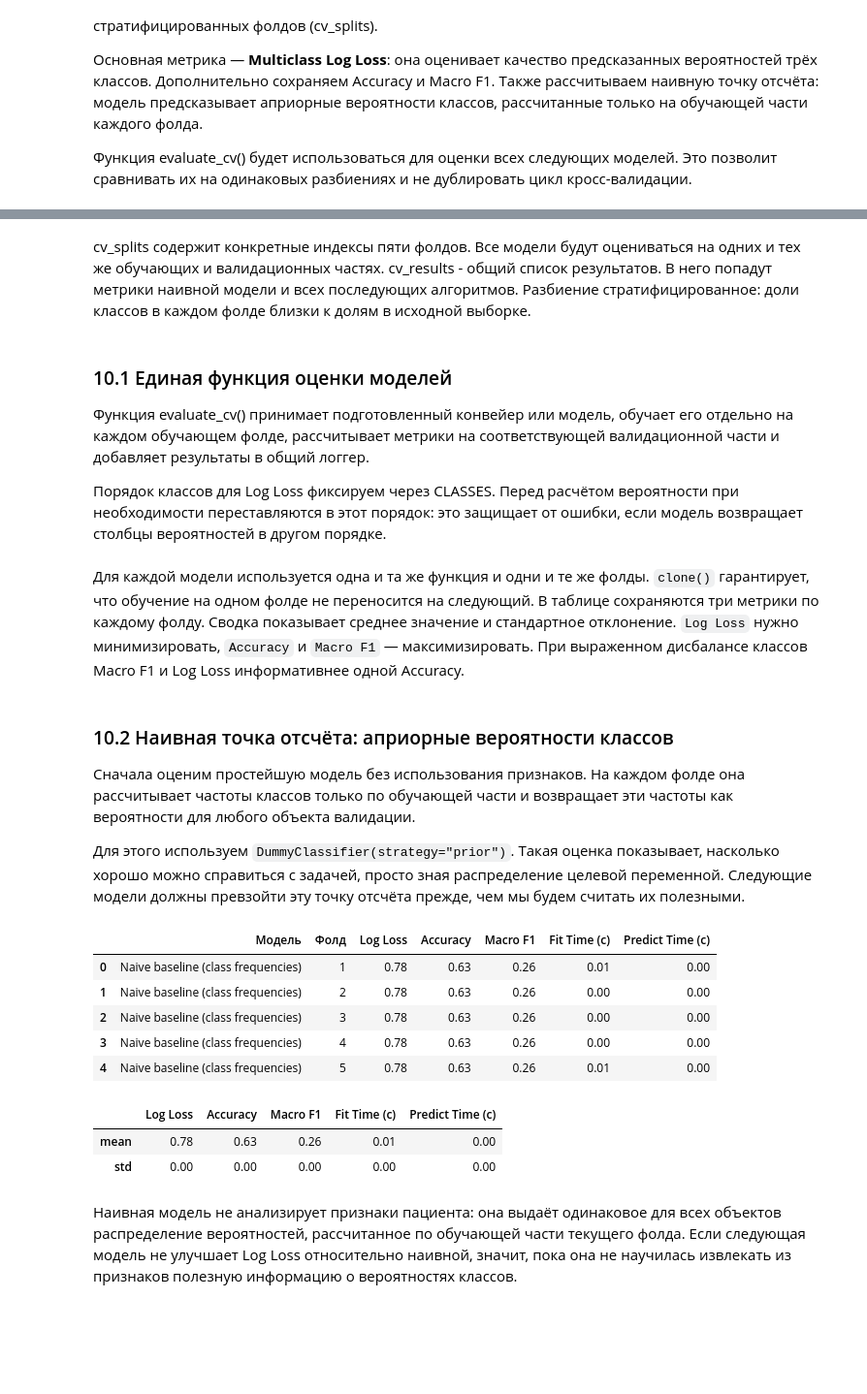
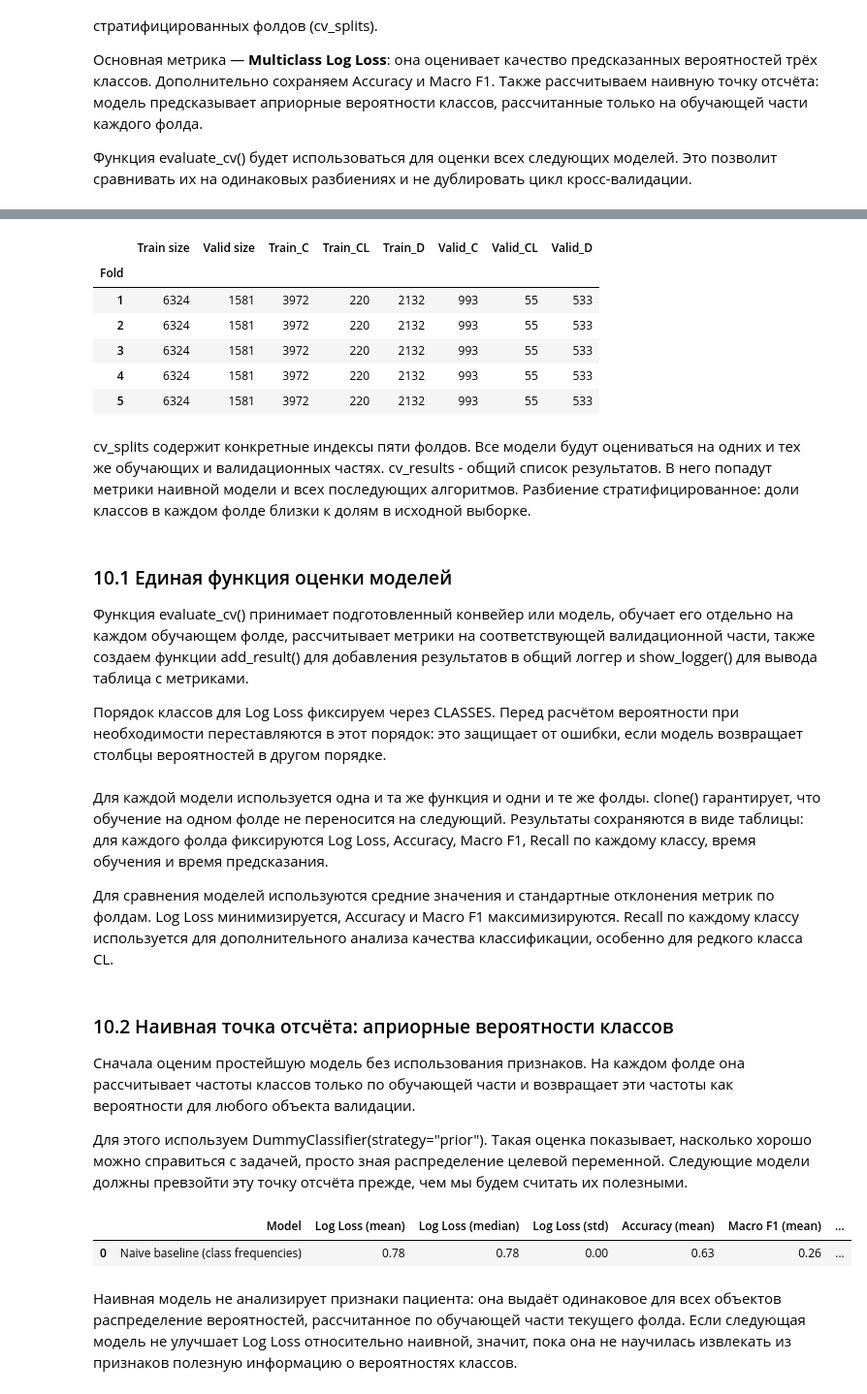
Before and after one commit to voronkovadarya74-cell/liver-cirrhosis-prediction, a Jupyter notebook: notebooks/eda_uno_refactored.ipynb, the cells around one changed output, grey strips where cells are left out. Shown at 97% size. Drawn from its saved outputs; the diff is of its cells as text; code cells hidden in the pictures; blank space fills up the shorter version.

```diff
--- a/notebooks/eda_uno_refactored.ipynb
+++ b/notebooks/eda_uno_refactored.ipynb
@@ -54,17 +112,11 @@
 # %%
-# Импорты
-import pandas as pd
-import numpy as np
-import matplotlib.pyplot as plt
-import seaborn as sns
-import phik
-
 # Глобальные настройки отображения
 pd.set_option('display.float_format', lambda x: f'{x:.2f}')
 plt.rcParams.update({'font.family': 'DejaVu Sans', 'font.size': 11})
 
 # Глобальные константы
 CLASSES = ['C', 'CL', 'D']
+RANDOM_STATE = 42
 
 # Публичные CSV из основной ветки GitHub: работает в Google Colab без клонирования репозитория.
 base_url = "https://raw.githubusercontent.com/voronkovadarya74-cell/liver-cirrhosis-prediction/main/data/raw/"
@@ -106,0 +196,2 @@ memory usage: 1.2 MB
+# %%
+optimize_df(train, 'train')
@@ -141,0 +260,4 @@ Status        7905      3        C  4965
+# %%
+columns = list(categorical_features.columns) + ['Stage']
+for col in train[columns]:
+  print(f'{col} - ', train[col].unique())
@@ -798,3 +936,29 @@ cv_results = []
+# %%
+folds_summary = []
+
+for fold, (train_id, valid_id) in enumerate(cv_splits, start=1):
+    train_counts = y.iloc[train_id].value_counts().reindex(CLASSES)
+    valid_counts = y.iloc[valid_id].value_counts().reindex(CLASSES)
+
+    folds_summary.append({
+        "Fold": fold,
+        "Train size": len(train_idx),
+        "Valid size": len(valid_idx),
+        **{f"Train_{c}": train_counts[c] for c in CLASSES},
+        **{f"Valid_{c}": valid_counts[c] for c in CLASSES}
+    })
+
+folds_summary_df = pd.DataFrame(folds_summary).set_index("Fold")
+
+display(folds_summary_df)
+# %% [output]
+|  | Train size | Valid size | Train_C | Train_CL | Train_D | Valid_C | Valid_CL | Valid_D |
+| Fold |  |  |  |  |  |  |  |  |
+| 1 | 6324 | 1581 | 3972 | 220 | 2132 | 993 | 55 | 533 |
+| 2 | 6324 | 1581 | 3972 | 220 | 2132 | 993 | 55 | 533 |
+| 3 | 6324 | 1581 | 3972 | 220 | 2132 | 993 | 55 | 533 |
+| 4 | 6324 | 1581 | 3972 | 220 | 2132 | 993 | 55 | 533 |
+| 5 | 6324 | 1581 | 3972 | 220 | 2132 | 993 | 55 | 533 |
 # %% [markdown]
 cv_splits содержит конкретные индексы пяти фолдов. Все модели будут оцениваться на одних и тех же обучающих и валидационных частях.
 cv_results - общий список результатов. В него попадут метрики наивной модели и всех последующих алгоритмов.
@@ -802,7 +966,7 @@ cv_results - общий список результатов. В него поп
 # %% [markdown]
 ### 10.1 Единая функция оценки моделей
 
-Функция evaluate_cv() принимает подготовленный конвейер или модель, обучает его отдельно на каждом обучающем фолде, рассчитывает метрики на соответствующей валидационной части и добавляет результаты в общий логгер.
+Функция evaluate_cv() принимает подготовленный конвейер или модель, обучает его отдельно на каждом обучающем фолде, рассчитывает метрики на соответствующей валидационной части, также создаем функции add_result() для добавления результатов в общий логгер и show_logger() для вывода таблица с метриками.
 
 Порядок классов для Log Loss фиксируем через CLASSES. Перед расчётом вероятности при необходимости переставляются в этот порядок: это защищает от ошибки, если модель возвращает столбцы вероятностей в другом порядке.
 # %%
@@ -881,31 +1094,22 @@ def evaluate_cv(pipeline, model_name, X_data, y_data, splits, results_list):
 # %% [markdown]
-Для каждой модели используется одна и та же функция и одни и те же фолды. `clone()` гарантирует, что обучение на одном фолде не переносится на следующий. В таблице сохраняются три метрики по каждому фолду. Сводка показывает среднее значение и стандартное отклонение. `Log Loss` нужно минимизировать, `Accuracy` и `Macro F1` — максимизировать. При выраженном дисбалансе классов Macro F1 и Log Loss информативнее одной Accuracy.
+Для каждой модели используется одна и та же функция и одни и те же фолды. clone() гарантирует, что обучение на одном фолде не переносится на следующий. Результаты сохраняются в виде таблицы: для каждого фолда фиксируются Log Loss, Accuracy, Macro F1, Recall по каждому классу, время обучения и время предсказания.
+
+Для сравнения моделей используются средние значения и стандартные отклонения метрик по фолдам. Log Loss минимизируется, Accuracy и Macro F1 максимизируются. Recall по каждому классу используется для дополнительного анализа качества классификации, особенно для редкого класса CL.
 # %% [markdown]
 ### 10.2 Наивная точка отсчёта: априорные вероятности классов
 
 Сначала оценим простейшую модель без использования признаков. На каждом фолде она рассчитывает частоты классов только по обучающей части и возвращает эти частоты как вероятности для любого объекта валидации.
 
-Для этого используем `DummyClassifier(strategy="prior")`. Такая оценка показывает, насколько хорошо можно справиться с задачей, просто зная распределение целевой переменной. Следующие модели должны превзойти эту точку отсчёта прежде, чем мы будем считать их полезными.
+Для этого используем DummyClassifier(strategy="prior"). Такая оценка показывает, насколько хорошо можно справиться с задачей, просто зная распределение целевой переменной. Следующие модели должны превзойти эту точку отсчёта прежде, чем мы будем считать их полезными.
 # %%
 dummy_baseline = DummyClassifier(strategy="prior")
 
-cv_results = evaluate_cv(
-    dummy_baseline,
-    "Naive baseline (class frequencies)",
-    X,
-    y,
-    cv_splits,
-    cv_results
-)
+dummy_results = evaluate_cv(dummy_baseline, "Naive baseline (class frequencies)")
+
+cv_results = add_result(dummy_results, cv_results)
+show_logger()
 # %% [output]
-|  | Модель | Фолд | Log Loss | Accuracy | Macro F1 | Fit Time (с) | Predict Time (с) |
-| 0 | Naive baseline (class frequencies) | 1 | 0.78 | 0.63 | 0.26 | 0.01 | 0.00 |
-| 1 | Naive baseline (class frequencies) | 2 | 0.78 | 0.63 | 0.26 | 0.00 | 0.00 |
-| 2 | Naive baseline (class frequencies) | 3 | 0.78 | 0.63 | 0.26 | 0.00 | 0.00 |
-| 3 | Naive baseline (class frequencies) | 4 | 0.78 | 0.63 | 0.26 | 0.00 | 0.00 |
-| 4 | Naive baseline (class frequencies) | 5 | 0.78 | 0.63 | 0.26 | 0.01 | 0.00 |
+|  | Model | Log Loss (mean) | Log Loss (median) | Log Loss (std) | Accuracy (mean) | Macro F1 (mean) | ... |
+| 0 | Naive baseline (class frequencies) | 0.78 | 0.78 | 0.00 | 0.63 | 0.26 | ... |
-|  | Log Loss | Accuracy | Macro F1 | Fit Time (с) | Predict Time (с) |
-| mean | 0.78 | 0.63 | 0.26 | 0.01 | 0.00 |
-| std | 0.00 | 0.00 | 0.00 | 0.00 | 0.00 |
 # %% [markdown]
 Наивная модель не анализирует признаки пациента: она выдаёт одинаковое для всех объектов распределение вероятностей, рассчитанное по обучающей части текущего фолда. Если следующая модель не улучшает Log Loss относительно наивной, значит, пока она не научилась извлекать из признаков полезную информацию о вероятностях классов.
```
Also changed, not shown: parts of 103 cells of this notebook.
